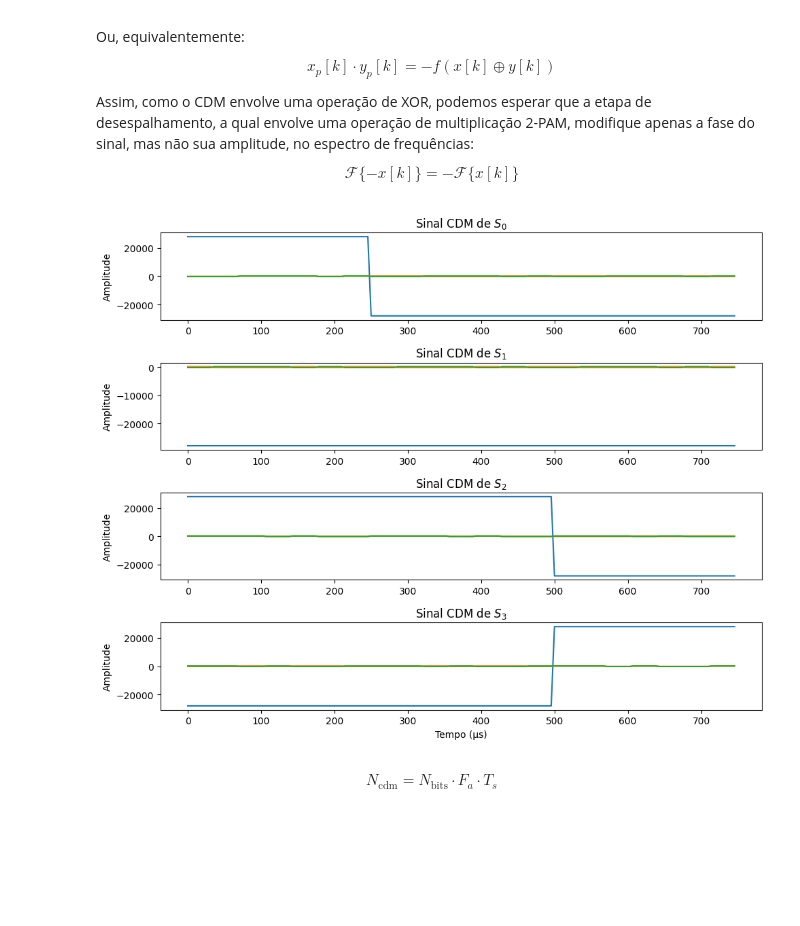
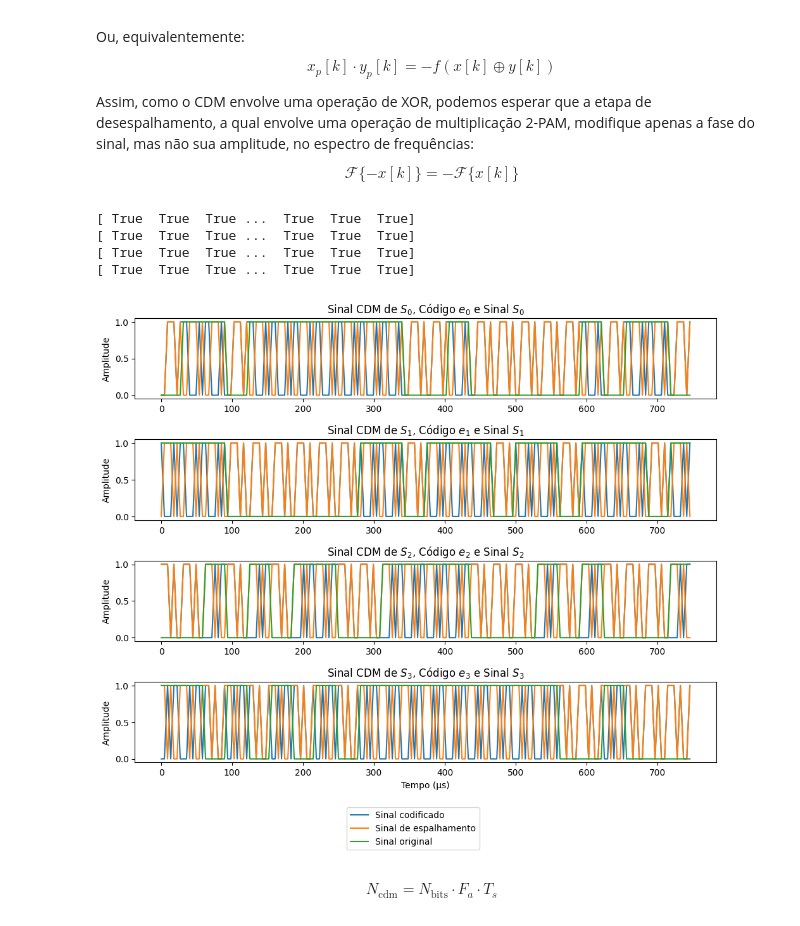
Before and after one commit to vini-fda/EET51_Lab4, a Jupyter notebook: lab4.ipynb, the cells around one changed output. Drawn from its saved outputs; the diff is of its cells as text; code cells hidden in the pictures; blank space fills up the shorter version.

Commit message:
refactor: working plots & last item corrected

```diff
--- a/lab4.ipynb
+++ b/lab4.ipynb
@@ -69,16 +83,16 @@ for i, (signal, fc) in enumerate(zip(modulated_signals, fc_values)):
     multiplexed_fdm_signal += modulated_signal
 
     # Plot do sinal modulado individualmente
-    plt.plot(1e6 * t[:int(3*Fa*Ts)], modulated_signal[:int(3*Fa*Ts)])
-    plt.axvline(Ts * 1e6, color='k', linestyle='--')
-    plt.axvline(2 * Ts * 1e6, color='k', linestyle='--')
+    plt.plot(1e6 * t[:int(8*Fa*Ts)], modulated_signal[:int(8*Fa*Ts)])
+    for k in range(1, 9):
+        plt.axvline(k * Ts * 1e6, color='k', linestyle='--', linewidth=0.75)
     plt.xlabel('Tempo (μs)')
     plt.ylabel('Amplitude')
     plt.title(f'Sinal Modulado $S_{i}$ ($f_c$ = {int(fc/1e3)} KHz)')
     plt.show()
 
 # Plot do sinal multiplexado FDM
-plt.plot(1e6 * t[:int(3*Fa*Ts)], multiplexed_fdm_signal[:int(3*Fa*Ts)])
+plt.plot(1e6 * t[:int(8*Fa*Ts)], multiplexed_fdm_signal[:int(8*Fa*Ts)])
 plt.xlabel('Tempo (μs)')
 plt.ylabel('Amplitude')
 plt.title('Sinal FDM Multiplexado')
@@ -332,3 +381,18 @@ plt.tight_layout()
 plt.show()
 # %% [output]
 [figure]
+# %%
+# Criar uma figura única
+plt.figure()
+
+for i, signal in enumerate(modulated_cdm_signals):
+    f_cdm, Pxx_cdm = periodogram(modulated_cdm_signals[i], Fa)
+
+    plt.plot(f_cdm, Pxx_cdm, label=f'PSD CDM $S_{i}$')
+    plt.ylabel('PSD')
+
+plt.xlabel('Frequência (Hz)')
+plt.tight_layout()
+plt.title('Densidade Espectral de Potência dos Sinais CDM')
+plt.legend()
+plt.show()
@@ -386,30 +452,36 @@ $$\mathcal{F}\{-x[k]\} = -\mathcal{F}\{x[k]\}$$
 # %%
 # d = {
 #     't': t,
 #     'sinal': sinal, # sinal espalhado em 2-PAM banda base
 #     'sinal_spread': sinal_spread, # sinal de espalhamento em 2-PAM banda base
 #     'sinal_bits': sinal_bits, # sinal original em 2-PAM banda base
 #     # Redundante:
 #     'bits': s_, # bits originais, reamostrados m vezes
-#     'spread': spread_, # bits da sequência de espalhamento
+#     'spread': spread_, # bits da sequência de espalhamento expandida
 # }
 
 fig, axs = plt.subplots(4, 1, figsize=(10, 8))
 
 for i, dict_cdm in enumerate(cdm_signals):
-    # multiplicar 'sinal' por 'sinal_spread'
-    t = dict_cdm.get('t')
-    sinal = dict_cdm.get('sinal')
-    sinal_spread = dict_cdm.get('sinal_spread')
+    spread = dict_cdm.get('spread')
+    bits = dict_cdm.get('bits')
+    sinal_cod = bits ^ spread
+    sinal_original = sinal_cod ^ spread
 
-    sinal_mult = sinal * sinal_spread
-    axs[i].plot(1e6 * t[:int(3*Fa*Ts)], sinal_mult[:int(3*Fa*Ts)])
-    axs[i].plot(1e6 * t[:int(3*Fa*Ts)], sinal[:int(3*Fa*Ts)])
-    axs[i].plot(1e6 * t[:int(3*Fa*Ts)], sinal_spread[:int(3*Fa*Ts)])
-    axs[i].set_title(f'Sinal CDM de $S_{i}$')
+    print(sinal_original == bits)
+    axs[i].plot(1e6 * t[:int(3*Fa*Ts)], sinal_cod[:int(3*Fa*Ts)], label='Sinal codificado')
+    axs[i].plot(1e6 * t[:int(3*Fa*Ts)], spread[:int(3*Fa*Ts)], label='Sinal de espalhamento')
+    axs[i].plot(1e6 * t[:int(3*Fa*Ts)], sinal_original[:int(3*Fa*Ts)], label='Sinal original')
+    axs[i].set_title(f'Sinal CDM de $S_{i}$, Código $e_{i}$ e Sinal $S_{i}$')
     axs[i].set_ylabel('Amplitude')
 
 axs[-1].set_xlabel('Tempo (μs)')
 plt.tight_layout()
+plt.legend(loc='best', bbox_to_anchor=(0.6, -0.5))
+plt.show()
 # %% [output]
+[ True  True  True ...  True  True  True]
+[ True  True  True ...  True  True  True]
+[ True  True  True ...  True  True  True]
+[ True  True  True ...  True  True  True]
-[figure, old version]
+[figure, new version]
```
Also changed, not shown: parts of 13 cells of this notebook.
